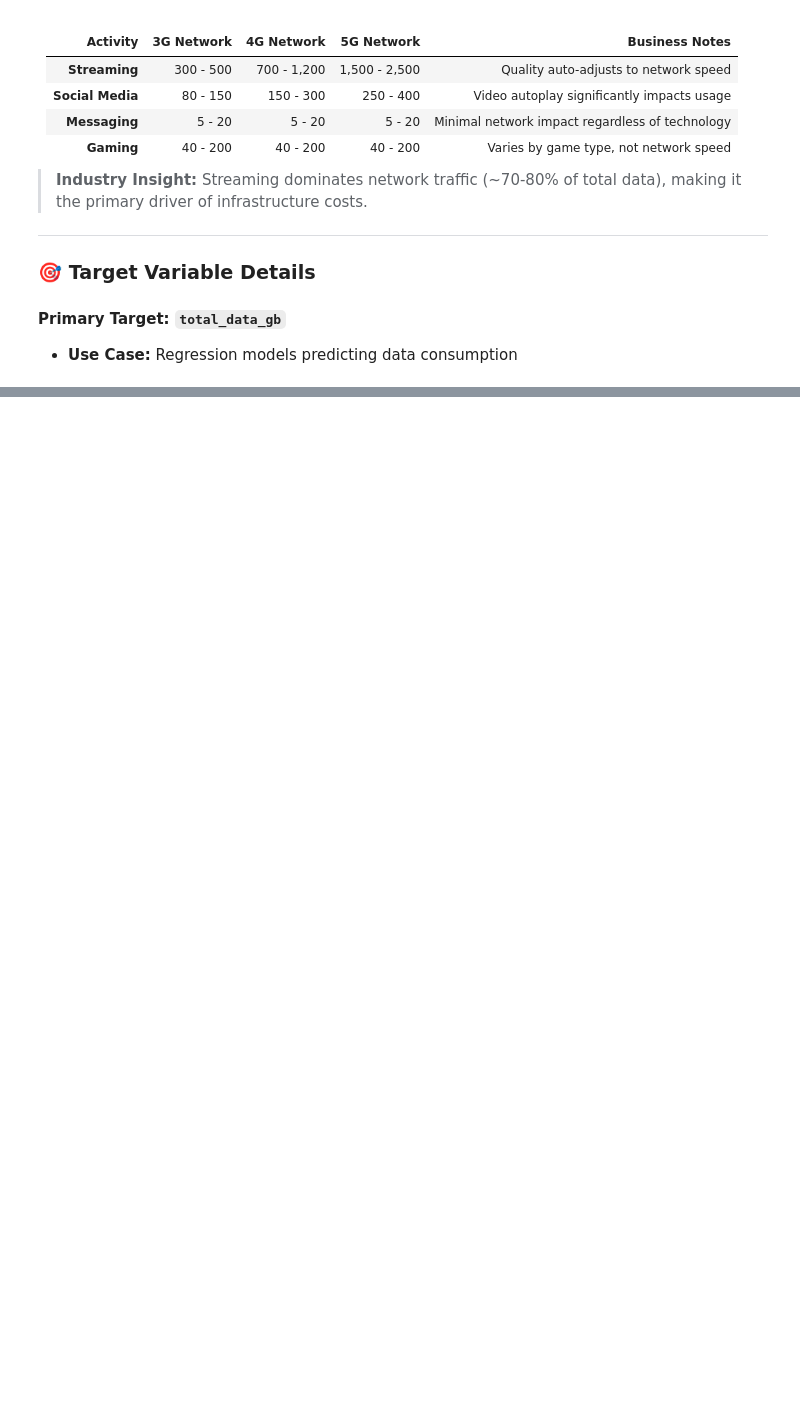
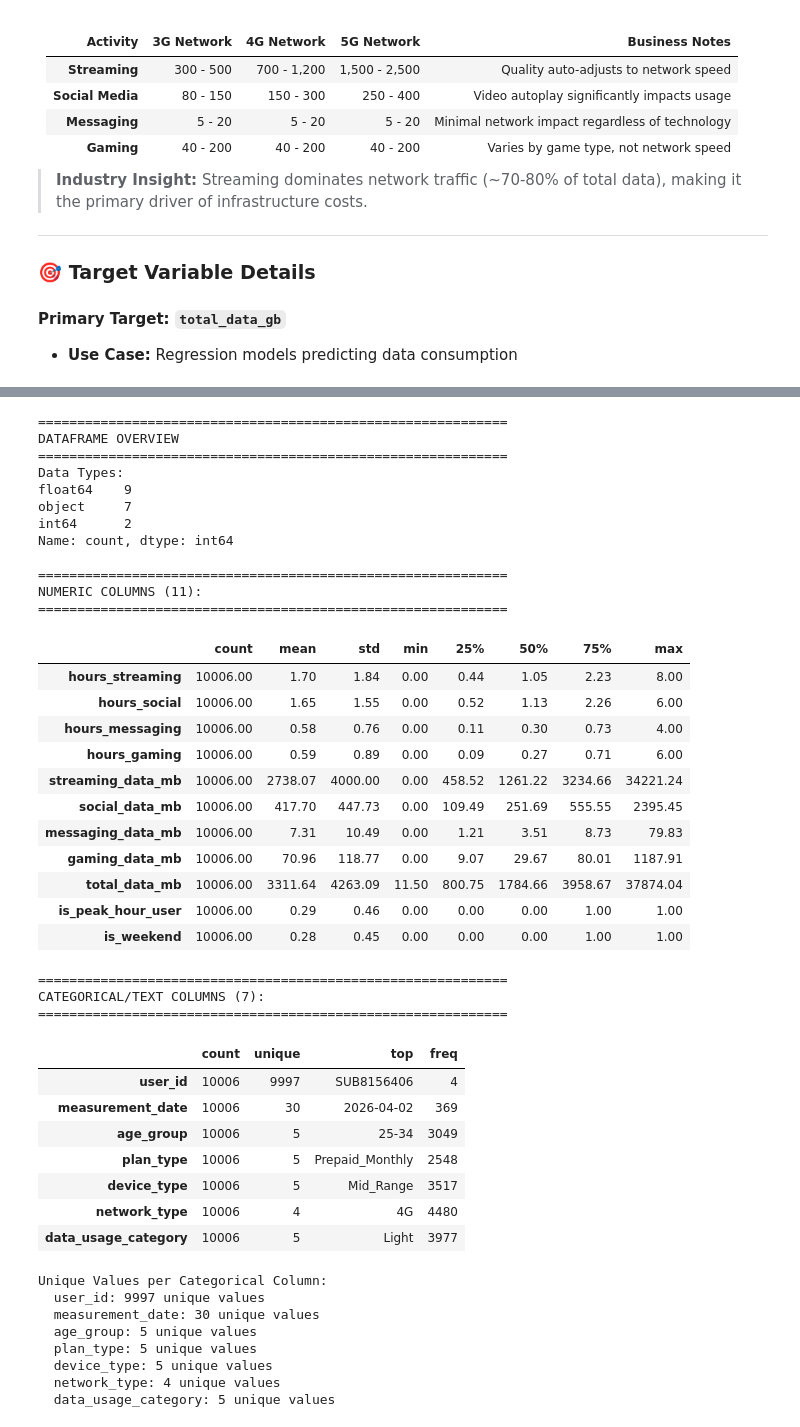
Before and after one commit to JmineSA/telecom-consumption-intelligence, a Jupyter notebook: notebooks/01_data_preparation.ipynb, the cells around one changed output, grey strips where cells are left out. Drawn from its saved outputs; the diff is of its cells as text; code cells hidden in the pictures; blank space fills up the shorter version.

```diff
--- a/notebooks/01_data_preparation.ipynb
+++ b/notebooks/01_data_preparation.ipynb
@@ -88,0 +318,80 @@ Contains **calculated data consumption** - this is what ML models **predict**. T
+# %%
+def comprehensive_describe(df):
+    """Generate comprehensive descriptive statistics"""
+    if df is None:
+        print("Error: DataFrame is None.")
+        return
+
+    # Basic info
+    print("="*60)
+    print("DATAFRAME OVERVIEW")
+    print("="*60)
+    print(f"Data Types:\n{df.dtypes.value_counts()}")
+
+    # Numeric columns
+    numeric_cols = df.select_dtypes(include=['int64', 'float64']).columns
+    if len(numeric_cols) > 0:
+        print("\n" + "="*60)
+        print(f"NUMERIC COLUMNS ({len(numeric_cols)}):")
+        print("="*60)
+        display(df[numeric_cols].describe().T)
+
+    # Categorical/Text columns
+    cat_cols = df.select_dtypes(include=['object', 'category']).columns
+    if len(cat_cols) > 0:
+        print("\n" + "="*60)
+        print(f"CATEGORICAL/TEXT COLUMNS ({len(cat_cols)}):")
+        print("="*60)
+        display(df[cat_cols].describe(include='O').T)
+
+        # Show unique value counts for categorical columns
+        print("\nUnique Values per Categorical Column:")
+        for col in cat_cols:
+            print(f"  {col}: {df[col].nunique()} unique values")
+
+# Usage
+comprehensive_describe(df)
+# %% [output]
+============================================================
+DATAFRAME OVERVIEW
+============================================================
+Data Types:
+float64    9
+object     7
+int64      2
+Name: count, dtype: int64
+
+============================================================
+NUMERIC COLUMNS (11):
+============================================================
+|  | count | mean | std | min | 25% | 50% | 75% | max |
+| hours_streaming | 10006.00 | 1.70 | 1.84 | 0.00 | 0.44 | 1.05 | 2.23 | 8.00 |
+| hours_social | 10006.00 | 1.65 | 1.55 | 0.00 | 0.52 | 1.13 | 2.26 | 6.00 |
+| hours_messaging | 10006.00 | 0.58 | 0.76 | 0.00 | 0.11 | 0.30 | 0.73 | 4.00 |
+| hours_gaming | 10006.00 | 0.59 | 0.89 | 0.00 | 0.09 | 0.27 | 0.71 | 6.00 |
+| streaming_data_mb | 10006.00 | 2738.07 | 4000.00 | 0.00 | 458.52 | 1261.22 | 3234.66 | 34221.24 |
+| social_data_mb | 10006.00 | 417.70 | 447.73 | 0.00 | 109.49 | 251.69 | 555.55 | 2395.45 |
+| messaging_data_mb | 10006.00 | 7.31 | 10.49 | 0.00 | 1.21 | 3.51 | 8.73 | 79.83 |
+| gaming_data_mb | 10006.00 | 70.96 | 118.77 | 0.00 | 9.07 | 29.67 | 80.01 | 1187.91 |
+| total_data_mb | 10006.00 | 3311.64 | 4263.09 | 11.50 | 800.75 | 1784.66 | 3958.67 | 37874.04 |
+| is_peak_hour_user | 10006.00 | 0.29 | 0.46 | 0.00 | 0.00 | 0.00 | 1.00 | 1.00 |
+| is_weekend | 10006.00 | 0.28 | 0.45 | 0.00 | 0.00 | 0.00 | 1.00 | 1.00 |
+============================================================
+CATEGORICAL/TEXT COLUMNS (7):
+============================================================
+|  | count | unique | top | freq |
+| user_id | 10006 | 9997 | SUB8156406 | 4 |
+| measurement_date | 10006 | 30 | 2026-04-02 | 369 |
+| age_group | 10006 | 5 | 25-34 | 3049 |
+| plan_type | 10006 | 5 | Prepaid_Monthly | 2548 |
+| device_type | 10006 | 5 | Mid_Range | 3517 |
+| network_type | 10006 | 4 | 4G | 4480 |
+| data_usage_category | 10006 | 5 | Light | 3977 |
+Unique Values per Categorical Column:
+  user_id: 9997 unique values
+  measurement_date: 30 unique values
+  age_group: 5 unique values
+  plan_type: 5 unique values
+  device_type: 5 unique values
+  network_type: 4 unique values
+  data_usage_category: 5 unique values
```
Also changed, not shown: parts of 6 cells of this notebook.
